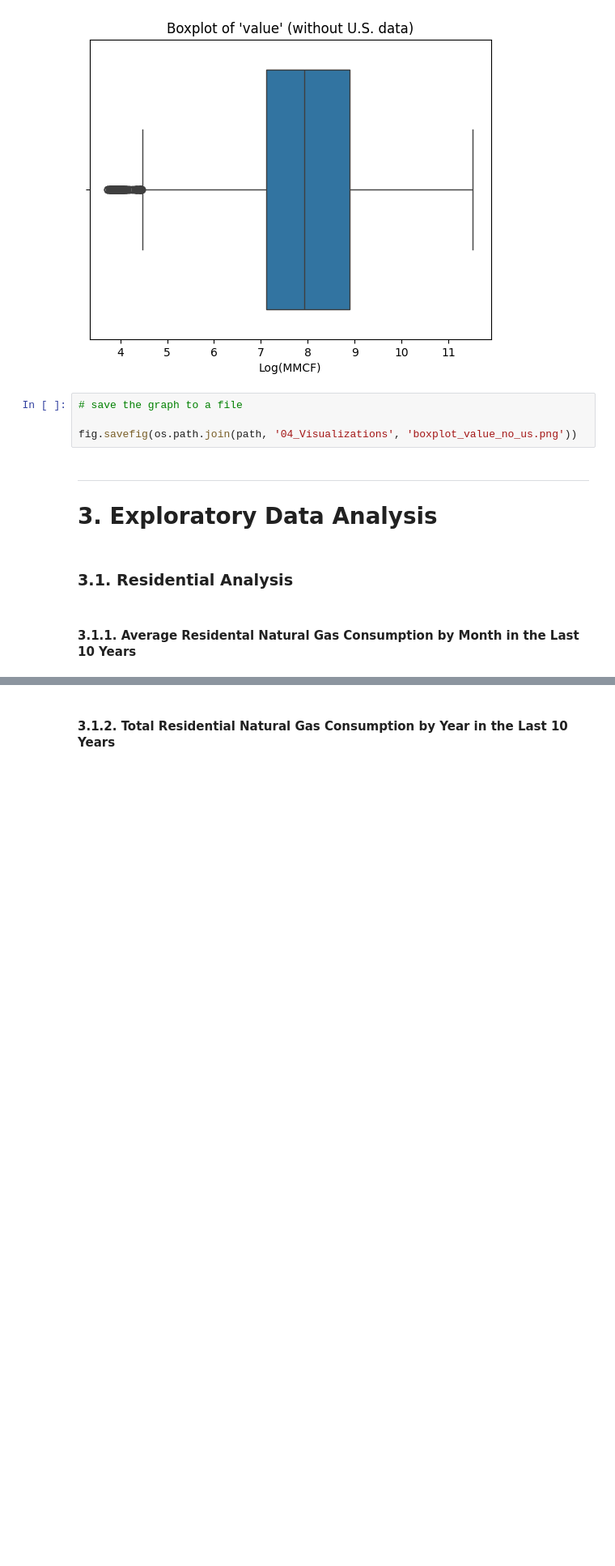
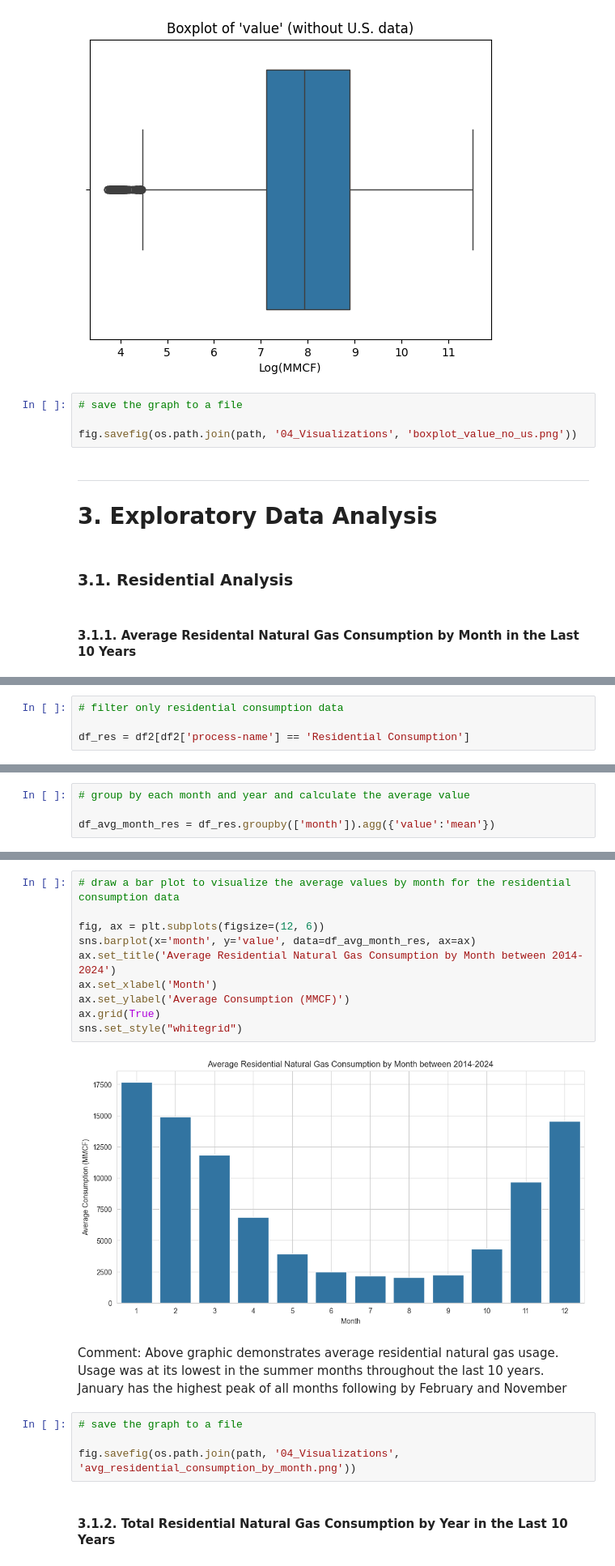
Before and after one commit to mscgoz/USA_Gas_Consumption_Analysis, a Jupyter notebook: 03_Scripts/02_EDA.ipynb, the cells around one changed output, grey strips where cells are left out. Shown at 81% size. Saved outputs shown, nothing was run; the diff lists cells and outputs as text; blank space fills up the shorter version.

```diff
--- a/03_Scripts/02_EDA.ipynb
+++ b/03_Scripts/02_EDA.ipynb
@@ -275,0 +281,4 @@ fig.savefig(os.path.join(path, '04_Visualizations', 'boxplot_value_no_us.png'))
+# %%
+# filter only residential consumption data
+
+df_res = df2[df2['process-name'] == 'Residential Consumption']
@@ -275,0 +297,4 @@ fig.savefig(os.path.join(path, '04_Visualizations', 'boxplot_value_no_us.png'))
+# %%
+# group by each month and year and calculate the average value
+
+df_avg_month_res = df_res.groupby(['month']).agg({'value':'mean'})
@@ -276,2 +320,20 @@ fig.savefig(os.path.join(path, '04_Visualizations', 'boxplot_value_no_us.png'))
+# %%
+# draw a bar plot to visualize the average values by month for the residential consumption data
+
+fig, ax = plt.subplots(figsize=(12, 6))
+sns.barplot(x='month', y='value', data=df_avg_month_res, ax=ax)
+ax.set_title('Average Residential Natural Gas Consumption by Month between 2014-2024')
+ax.set_xlabel('Month')
+ax.set_ylabel('Average Consumption (MMCF)')
+ax.grid(True)
+sns.set_style("whitegrid")
+# %% [output]
+[figure, added]
+# %% [markdown]
+Comment: Above graphic demonstrates average residential natural gas usage. Usage was at its lowest in the summer months throughout the last 10 years. January has the highest peak of all months following by February and November
+# %%
+# save the graph to a file
+
+fig.savefig(os.path.join(path, '04_Visualizations', 'avg_residential_consumption_by_month.png'))
 # %% [markdown]
 #### 3.1.2. Total Residential Natural Gas Consumption by Year in the Last 10 Years
```
Also changed, not shown: parts of 39 cells of this notebook, 1 other file.
